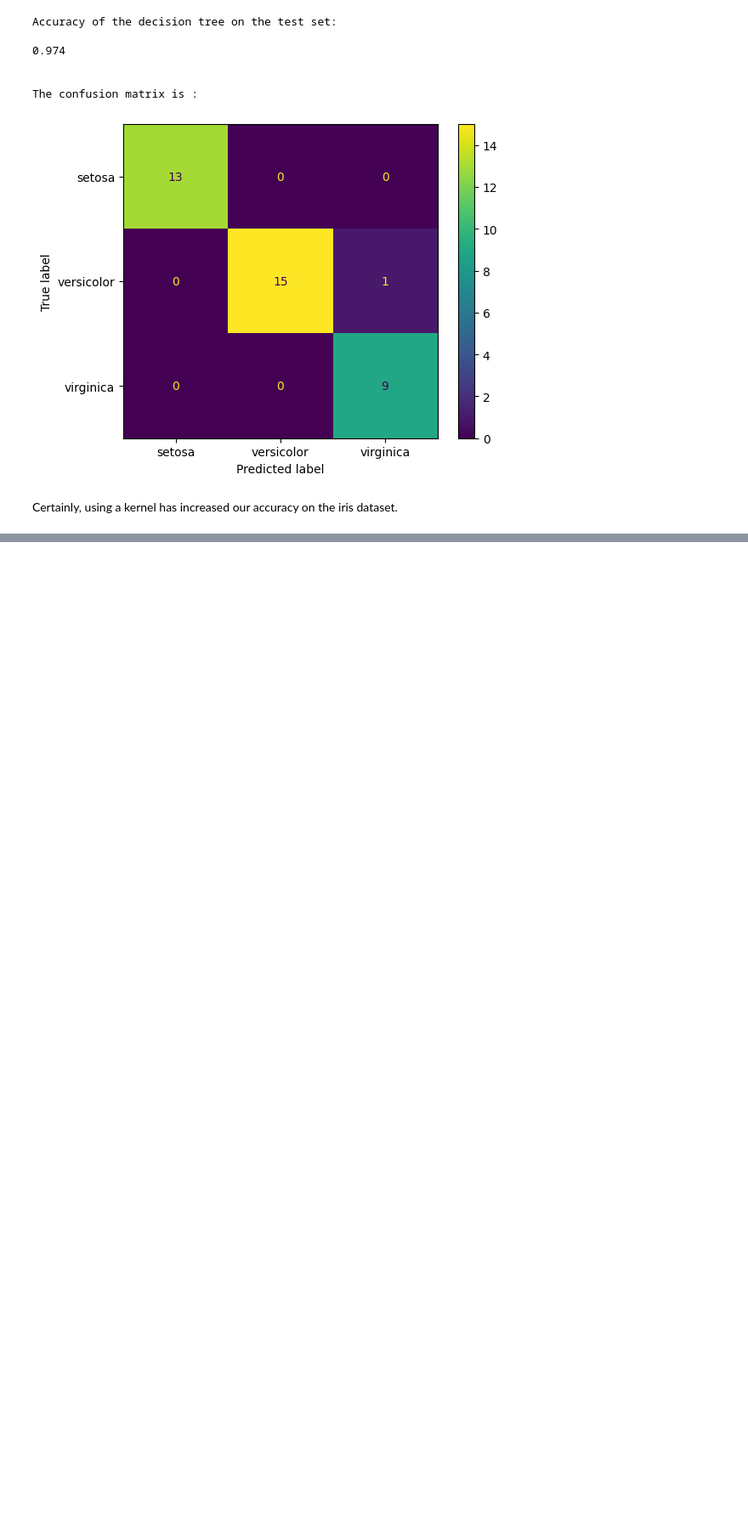
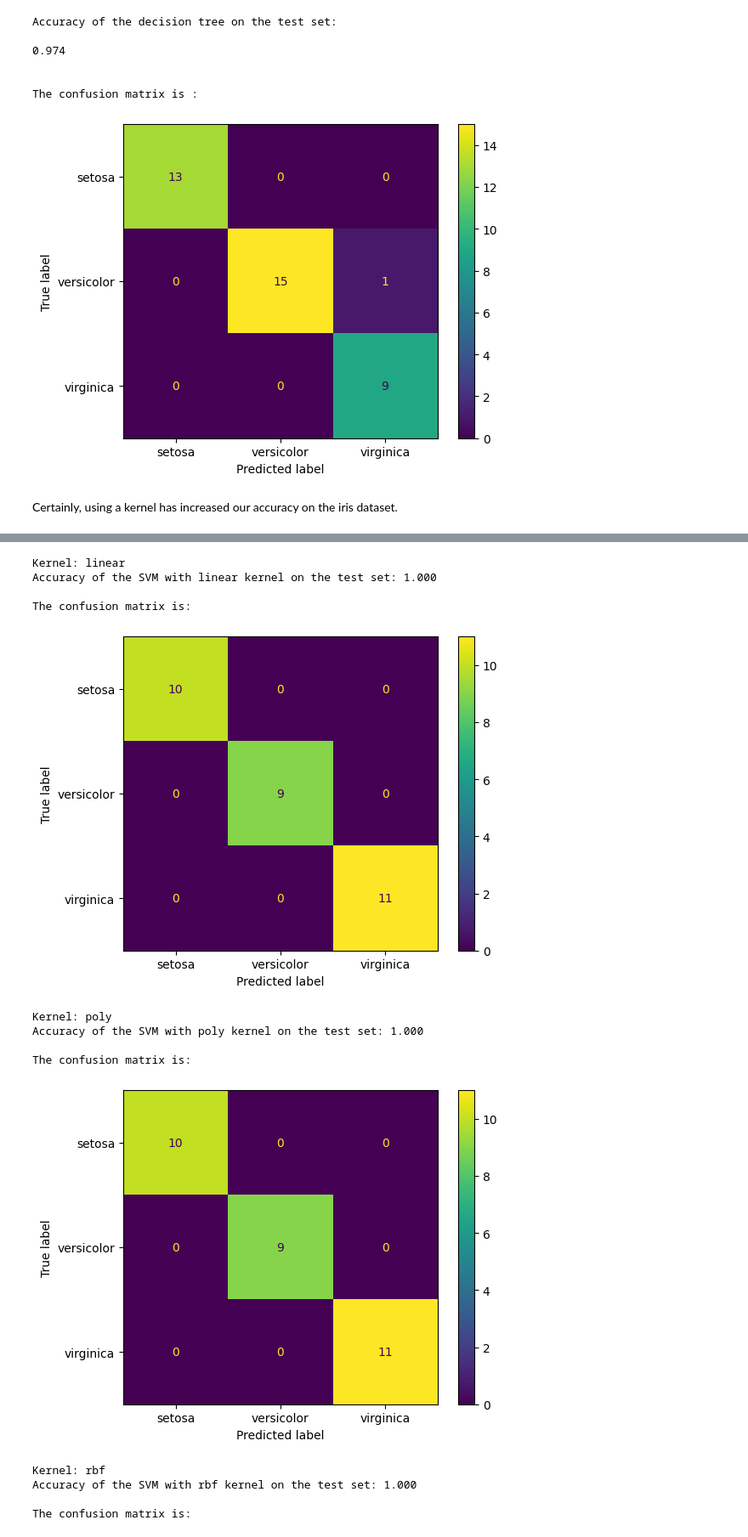
Before and after one commit to ChinnapureddySowmya/FMML-LAB-1, a Jupyter notebook: FMML_Module4_Lab4_2024.ipynb, the cells around one changed output, grey strips where cells are left out. Shown at 85% size. Drawn from its saved outputs; the diff is of its cells as text; code cells hidden in the pictures; blank space fills up the shorter version.

```diff
--- a/FMML_Module4_Lab4_2024.ipynb
+++ b/FMML_Module4_Lab4_2024.ipynb
@@ -265,0 +326,57 @@ Helpful References and sources:
+# %%
+from sklearn import svm
+from sklearn.metrics import accuracy_score, confusion_matrix, ConfusionMatrixDisplay
+import matplotlib.pyplot as plt
+from sklearn.datasets import load_iris
+from sklearn.model_selection import train_test_split
+
+# Load the Iris dataset
+iris = load_iris()
+
+# Define the list of kernels to explore
+kernels = ['linear', 'poly', 'rbf', 'sigmoid']
+
+for kernel in kernels:
+    # Selecting all features from the Iris dataset
+    X = iris.data
+    y = iris.target
+
+    # Split the data into training and testing sets
+    X_train, X_test, y_train, y_test = train_test_split(X, y, test_size=0.2, random_state=42)
+
+    # Initialize and train the SVM model with different kernels
+    clf = svm.SVC(kernel=kernel)
+    clf.fit(X_train, y_train)
+
+    # Predict using the trained model
+    y_pred = clf.predict(X_test)
+
+    # Calculate accuracy
+    accuracy = accuracy_score(y_test, y_pred)
+    print(f"Kernel: {kernel}")
+    print("Accuracy of the SVM with {} kernel on the test set: {:.3f}\n".format(kernel, accuracy))
+
+    # Display confusion matrix
+    class_names = iris.target_names
+    print("The confusion matrix is:")
+    cm = confusion_matrix(y_test, y_pred)
+
+    disp = ConfusionMatrixDisplay(confusion_matrix=cm, display_labels=class_names)
+    disp.plot(cmap='viridis', values_format='.0f')
+
+    plt.show()
+# %% [output]
+Kernel: linear
+Accuracy of the SVM with linear kernel on the test set: 1.000
+
+The confusion matrix is:
+[figure, added]
+Kernel: poly
+Accuracy of the SVM with poly kernel on the test set: 1.000
+
+The confusion matrix is:
+[figure, added]
+Kernel: rbf
+Accuracy of the SVM with rbf kernel on the test set: 1.000
+
+The confusion matrix is:
```
Also changed, not shown: parts of 4 cells of this notebook.
